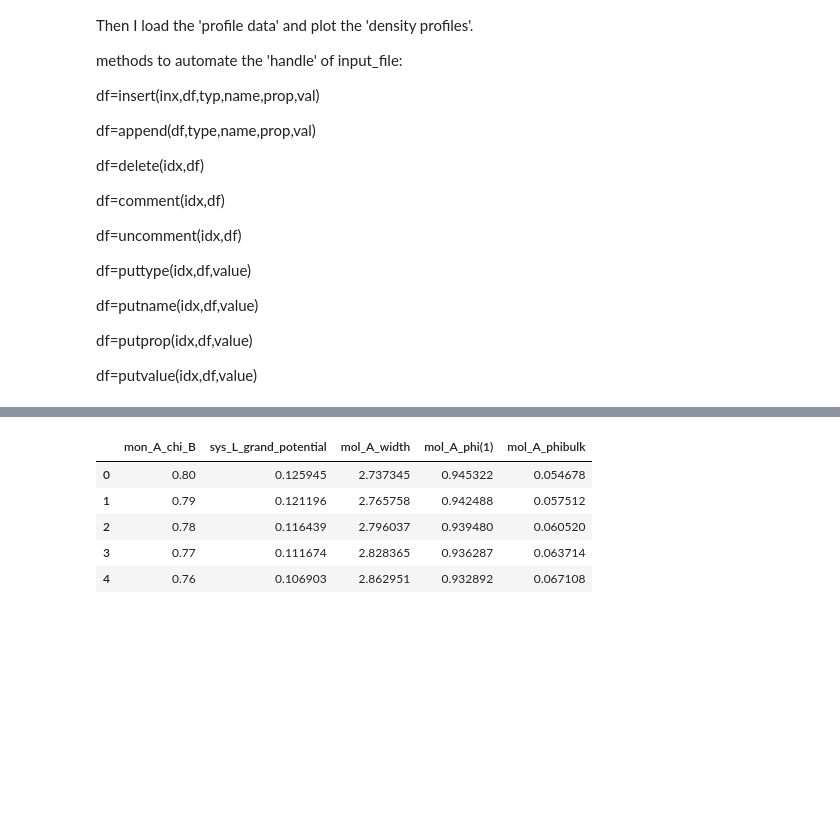
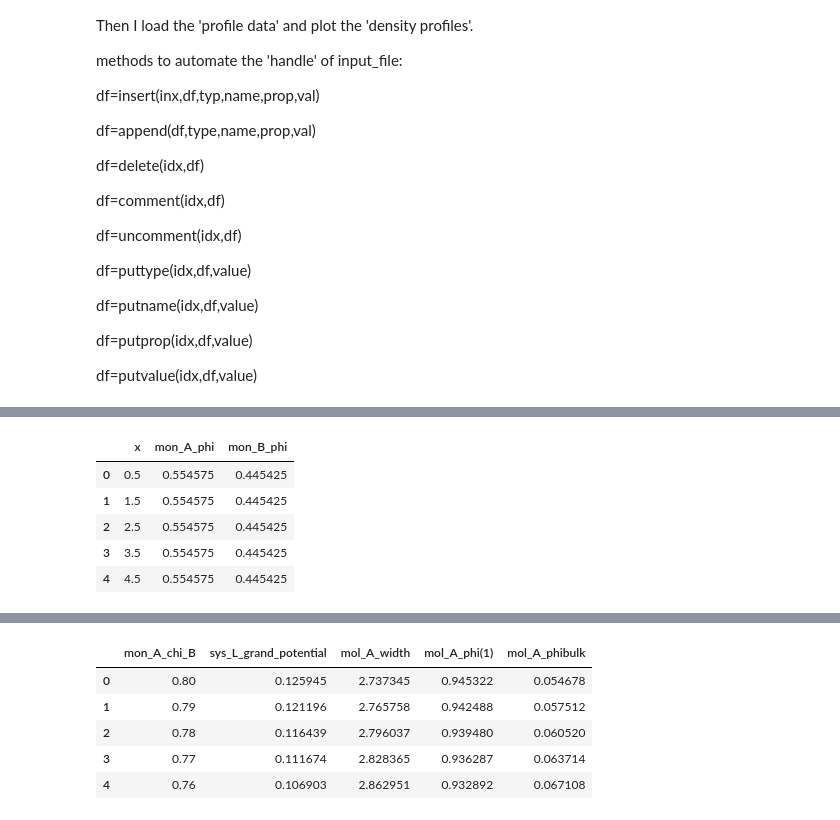
Before and after one commit to leermakers/Namics, a Jupyter notebook: Example_notebooks/LL.ipynb, the cells around one changed output, grey strips where cells are left out. Cells and saved outputs as stored; diff of their text form; code cells hidden in the pictures; blank space fills up the shorter version.

```diff
--- a/Example_notebooks/LL.ipynb
+++ b/Example_notebooks/LL.ipynb
@@ -100,8 +124,15 @@ input.to_csv("LL_.in",sep=':',header=False,index=False)
 #ls output
 # %%
 pro1=pd.read_csv("output/LL__1_3.pro",sep='\t')
-pro2=pd.read_csv("output/LL__4_3.pro",sep='\t')
+pro2=pd.read_csv("output/LL__8_4.pro",sep='\t')
 #pro1.head()
 #pro2.head()
+# %% [output]
+|  | x | mon_A_phi | mon_B_phi |
+| 0 | 0.5 | 0.554575 | 0.445425 |
+| 1 | 1.5 | 0.554575 | 0.445425 |
+| 2 | 2.5 | 0.554575 | 0.445425 |
+| 3 | 3.5 | 0.554575 | 0.445425 |
+| 4 | 4.5 | 0.554575 | 0.445425 |
 # %%
 
```
Also changed, not shown: parts of 7 cells of this notebook, 2 other files.
